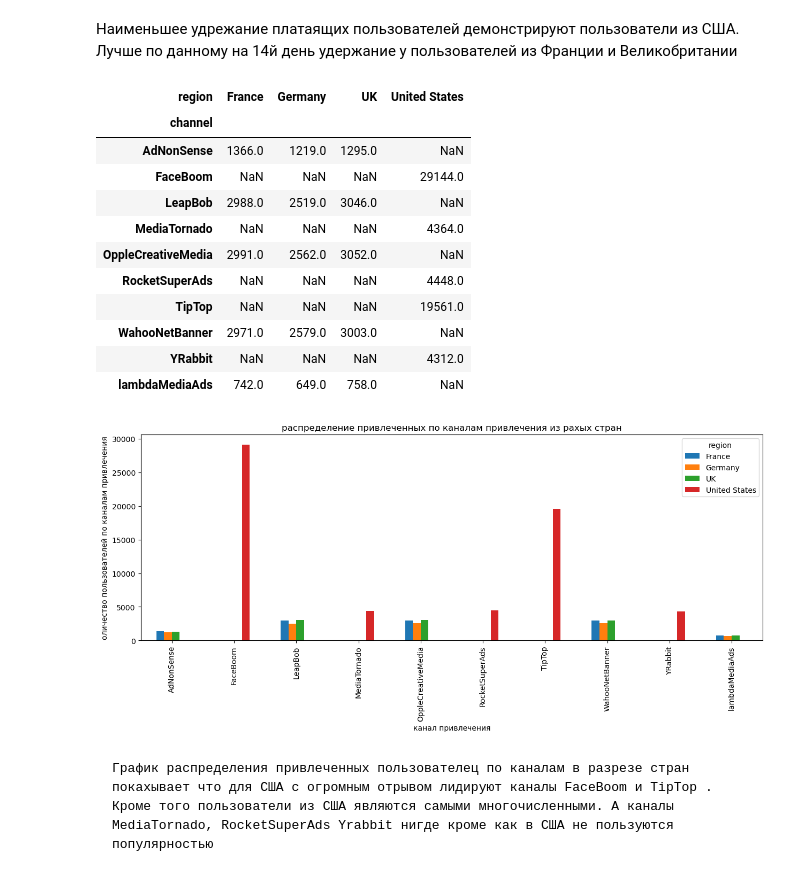
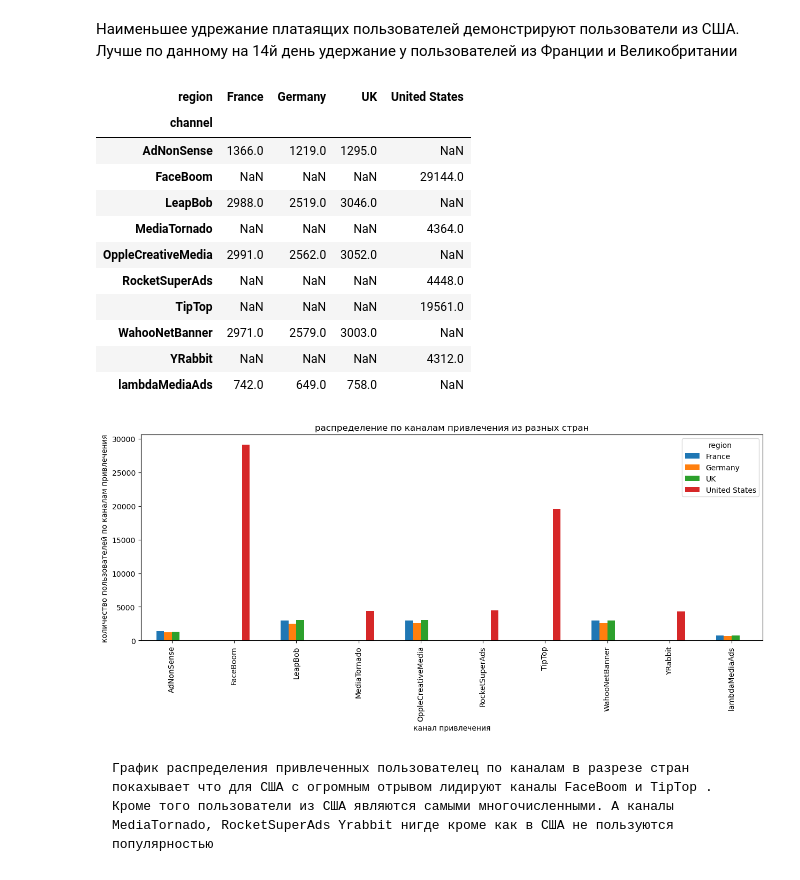
Before and after one commit to Vitaliy-aka-Vitte/project, a Jupyter notebook: project_analys_biznes.ipynb, the cells around one changed output. Saved outputs shown, nothing was run; the diff lists cells and outputs as text; code cells hidden in the pictures.

```diff
--- a/project_analys_biznes.ipynb
+++ b/project_analys_biznes.ipynb
@@ -967,27 +963,29 @@ plot_retention(retention_grouped, retention_history, horizon_days, window= windo
 # %% [markdown]
 Наименьшее удрежание платаящих пользователей демонстрируют пользователи из США. Лучше по данному на 14й день удержание у пользователей из Франции и Великобритании
 # %%
+# проверим распределение по каналам привлечения из разных стран
+
 profiles_cannel = profiles.pivot_table(index='channel', columns='region', values='user_id', aggfunc = 'count').rename(columns={False: 'no_payer', True: 'payer'})
 display(profiles_cannel)
 profiles_cannel.plot(y = ['France', 'Germany', 'UK', 'United States'], kind='bar', figsize=(15,5))
-plt.title('распределение привлеченных по каналам привлечения из рахых стран')
+plt.title('распределение по каналам привлечения из разных стран')
 plt.xlabel('канал привлечения')
-plt.ylabel('оличество пользователей по каналам привлечения')
+plt.ylabel('количество пользователей по каналам привлечения')
 plt.show()
 # %% [output]
 | region | France | Germany | UK | United States |
 | channel |  |  |  |  |
 | AdNonSense | 1366.0 | 1219.0 | 1295.0 | NaN |
 | FaceBoom | NaN | NaN | NaN | 29144.0 |
 | LeapBob | 2988.0 | 2519.0 | 3046.0 | NaN |
 | MediaTornado | NaN | NaN | NaN | 4364.0 |
 | OppleCreativeMedia | 2991.0 | 2562.0 | 3052.0 | NaN |
 | RocketSuperAds | NaN | NaN | NaN | 4448.0 |
 | TipTop | NaN | NaN | NaN | 19561.0 |
 | WahooNetBanner | 2971.0 | 2579.0 | 3003.0 | NaN |
 | YRabbit | NaN | NaN | NaN | 4312.0 |
 | lambdaMediaAds | 742.0 | 649.0 | 758.0 | NaN |
-[figure, old version]
+[figure, new version]
 # %% [markdown]
 
     График распределения привлеченных пользователец по каналам в разрезе стран покахывает что для США с огромным отрывом лидируют каналы FaceBoom и TipTop . Кроме того пользователи из США являются самыми многочисленными. А каналы MediaTornado, RocketSuperAds Yrabbit нигде кроме как в США не пользуются популярностью
```
Also changed, not shown: parts of 9 cells of this notebook.
